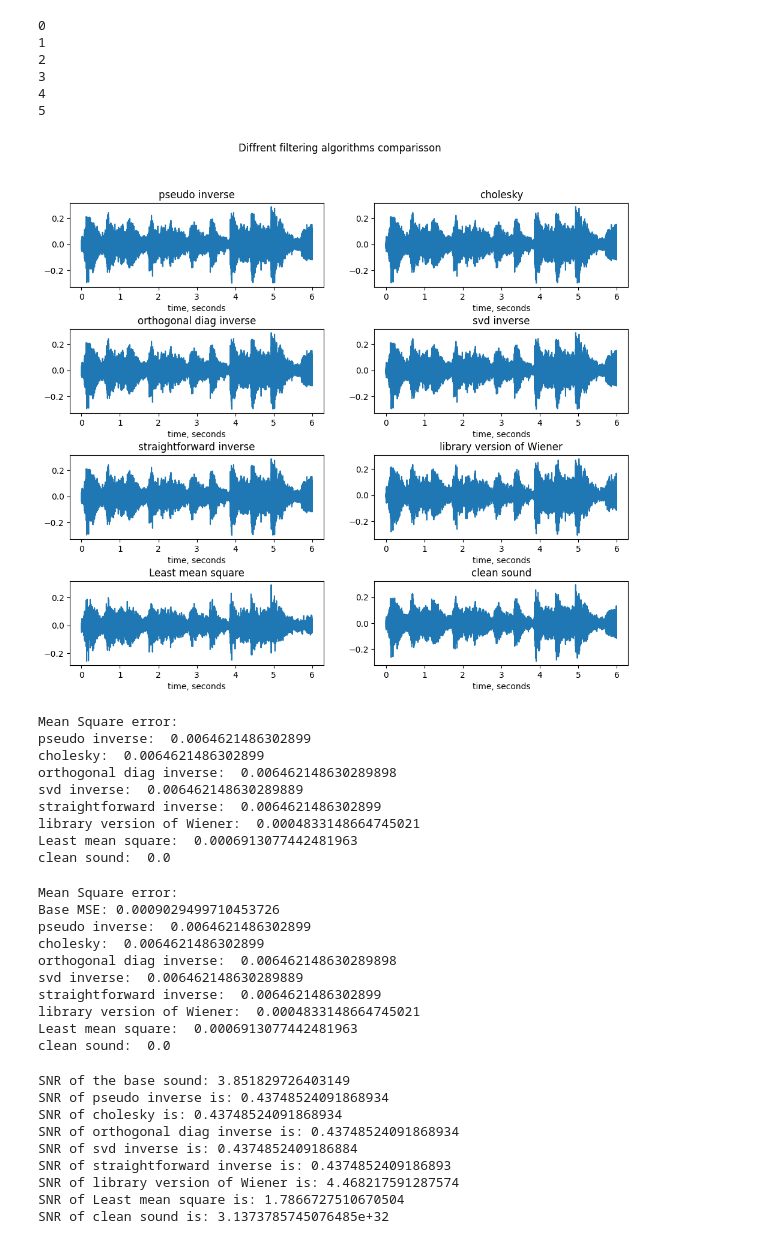
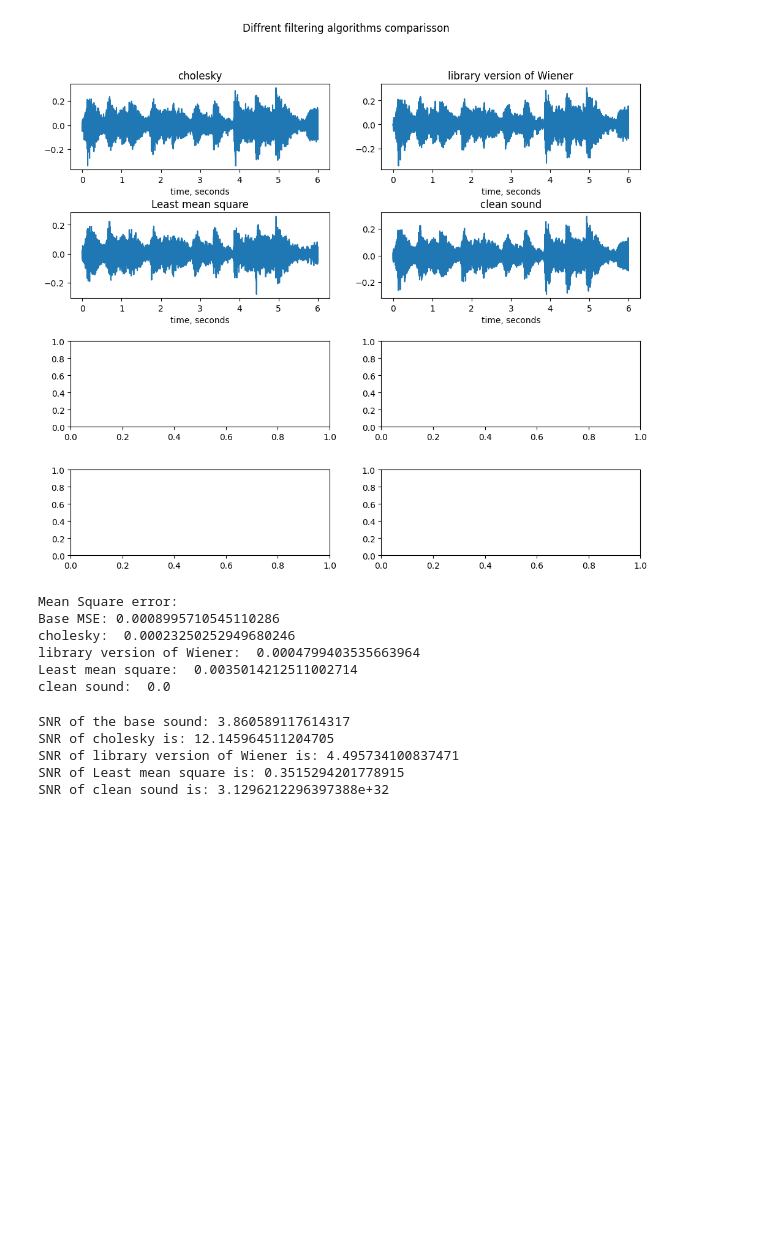
Before and after one commit to redn1nja/LA_Project_Filters, a Jupyter notebook: filtering.ipynb, the cells around one changed output. Drawn from its saved outputs; the diff is of its cells as text; code cells hidden in the pictures; blank space fills up the shorter version.

```diff
--- a/filtering.ipynb
+++ b/filtering.ipynb
@@ -112,55 +112,39 @@ def LMS_iterative(last_samples, noise_sample):
 # %%
 filtered_us = []
 windowsize = 40
-methods=[pseudo_inverse,cholesky, orthogonal_diag_inverse, svd_inverse, straightforward_inverse]
+methods=[pseudo_inverse, cholesky, orthogonal_diag_inverse, svd_inverse, straightforward_inverse]
 
 for ind, method in enumerate(methods):
     current_filter = np.zeros(signal.size)
     print(ind)
     for i in range(1, signal.size):
-        current_filter[i] = wiener_filter(signal[max(0, i-windowsize):i], noise[max(0, i-windowsize):i], method)
+        current_filter[i] = wiener_filter(signal[max(0, i-windowsize):i][::-1], noise[max(0, i-windowsize):i:][::-1], method=method)
     filtered_us.append(current_filter)
 filtered_lms = np.zeros(signal.size)
+for i in range(windowsize, signal.size):
+    print(i)
+    filtered_lms[i] = LMS_iterative(signal[max(0, i-windowsize):i][::-1],
+                                    noise[max(0, i-windowsize):i][::-1])
 print(5)
-for i in range(windowsize, signal.size):
-    filtered_lms[i] = LMS_iterative(signal[max(0, i-windowsize):i],
-                                    noise[max(0, i-windowsize):i])
 filtered_us.append(lib_wiener_filtered)
 filtered_us.append(filtered_lms)
 filtered_us.append(sample)
-# %% [output]
-0
-1
-2
-3
-4
-5
 # %%
-filternames = ["pseudo inverse", "cholesky", "orthogonal diag inverse",
-               "svd inverse", "straightforward inverse", "library version of Wiener",
+filternames = ["cholesky", "library version of Wiener",
                  "Least mean square","clean sound"]
 i = 0
 fix, axs = plt.subplots(nrows=4, ncols=2, figsize=(12,10))
 plt.subplots_adjust(hspace=0.5)
 for filter, ax in zip(filtered_us, axs.ravel()):
     ax.plot(timer, filter)
     ax.set_title(filternames[i])
     ax.set_xlabel("time, seconds")
     i+=1
 
 fix.suptitle("Diffrent filtering algorithms comparisson")
 plt.show()
 # %% [output]
-[figure, old version]
+[figure, new version]
-Mean Square error:
-pseudo inverse:  0.0064621486302899
-cholesky:  0.0064621486302899
-orthogonal diag inverse:  0.006462148630289898
-svd inverse:  0.006462148630289889
-straightforward inverse:  0.0064621486302899
-library version of Wiener:  0.0004833148664745021
-Least mean square:  0.0006913077442481963
-clean sound:  0.0
 # %%
 print("Mean Square error:")
 print(f"Base MSE: {mean_squared_error(sample, signal)}")
@@ -168,14 +152,10 @@ for ind, name in enumerate(filternames):
     print(f"{name}: ", mean_squared_error(sample, filtered_us[ind]))
 # %% [output]
 Mean Square error:
-Base MSE: 0.0009029499710453726
-pseudo inverse:  0.0064621486302899
-cholesky:  0.0064621486302899
-orthogonal diag inverse:  0.006462148630289898
-svd inverse:  0.006462148630289889
-straightforward inverse:  0.0064621486302899
-library version of Wiener:  0.0004833148664745021
-Least mean square:  0.0006913077442481963
+Base MSE: 0.0008995710545110286
+cholesky:  0.00023250252949680246
+library version of Wiener:  0.0004799403535663964
+Least mean square:  0.0035014212511002714
 clean sound:  0.0
 # %%
 basic_snr = np.var(signal)/np.var(noise)
@@ -185,12 +165,8 @@ for ind, samples in enumerate(filtered_us):
     cur_snr = np.var(samples)/np.var(removed)
     print(f"SNR of {filternames[ind]} is: {cur_snr}")
 # %% [output]
-SNR of the base sound: 3.851829726403149
-SNR of pseudo inverse is: 0.43748524091868934
-SNR of cholesky is: 0.43748524091868934
-SNR of orthogonal diag inverse is: 0.43748524091868934
-SNR of svd inverse is: 0.4374852409186884
-SNR of straightforward inverse is: 0.4374852409186893
-SNR of library version of Wiener is: 4.468217591287574
-SNR of Least mean square is: 1.7866727510670504
-SNR of clean sound is: 3.1373785745076485e+32
+SNR of the base sound: 3.860589117614317
+SNR of cholesky is: 12.145964511204705
+SNR of library version of Wiener is: 4.495734100837471
+SNR of Least mean square is: 0.3515294201778915
+SNR of clean sound is: 3.1296212296397388e+32
```
Also changed, not shown: parts of 7 cells of this notebook.
